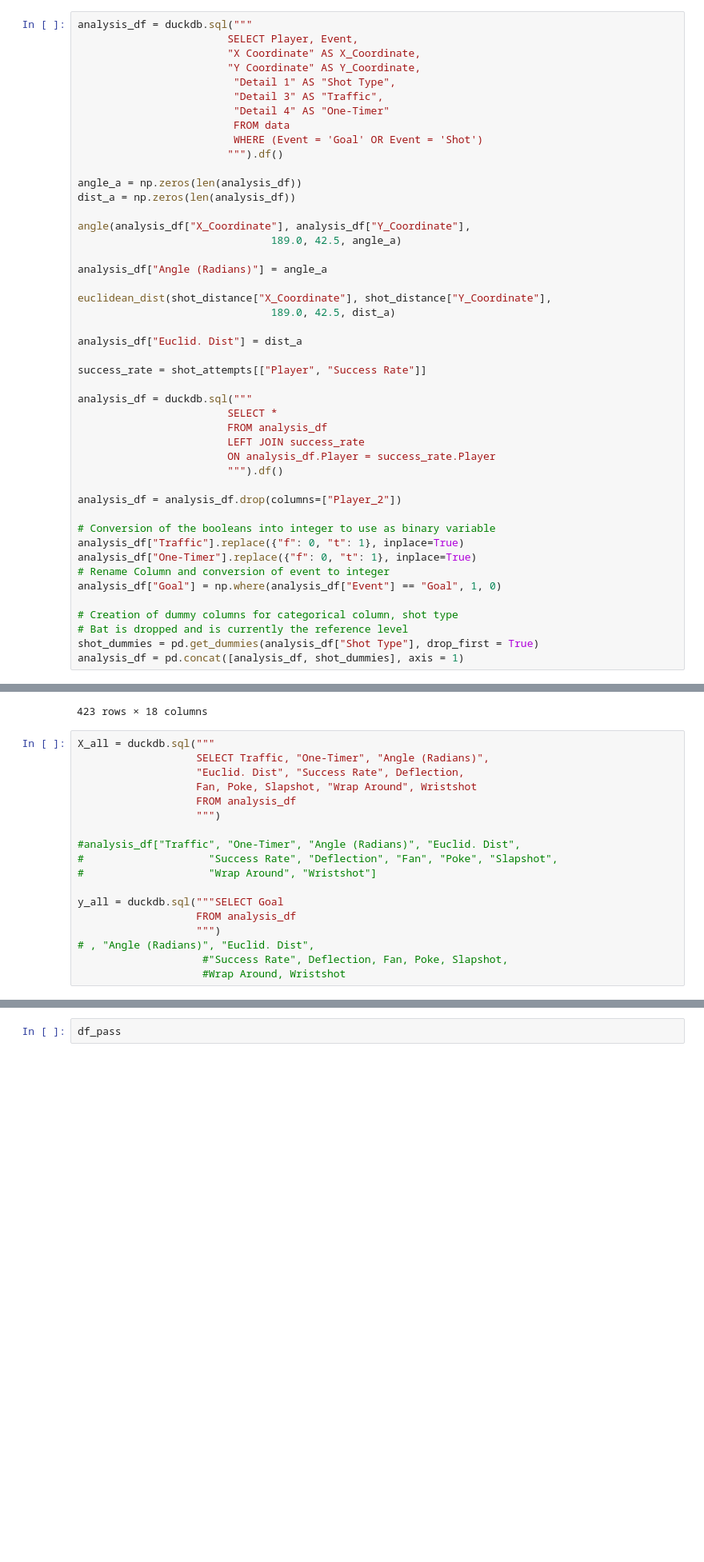
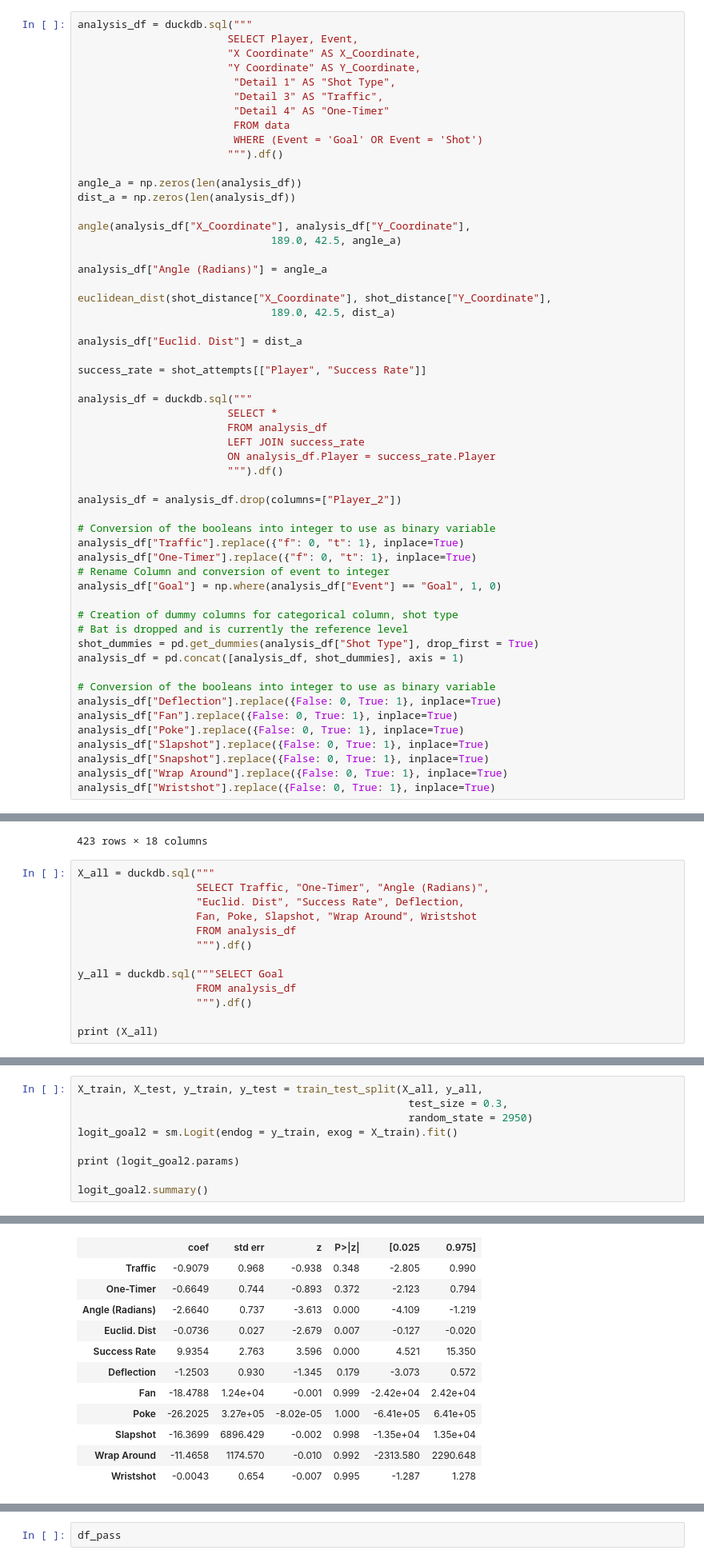
Before and after one commit to yzhao2433/big_red_cup24, a Jupyter notebook: Ying - Exploratory Analysis.ipynb, the cells around one changed output, grey strips where cells are left out. Shown at 80% size. Cells and saved outputs as stored; diff of their text form; blank space fills up the shorter version.

```diff
--- a/Ying - Exploratory Analysis.ipynb
+++ b/Ying - Exploratory Analysis.ipynb
@@ -307,6 +307,15 @@ analysis_df["Goal"] = np.where(analysis_df["Event"] == "Goal", 1, 0)
 # Bat is dropped and is currently the reference level
 shot_dummies = pd.get_dummies(analysis_df["Shot Type"], drop_first = True)
 analysis_df = pd.concat([analysis_df, shot_dummies], axis = 1)
+
+# Conversion of the booleans into integer to use as binary variable
+analysis_df["Deflection"].replace({False: 0, True: 1}, inplace=True)
+analysis_df["Fan"].replace({False: 0, True: 1}, inplace=True)
+analysis_df["Poke"].replace({False: 0, True: 1}, inplace=True)
+analysis_df["Slapshot"].replace({False: 0, True: 1}, inplace=True)
+analysis_df["Snapshot"].replace({False: 0, True: 1}, inplace=True)
+analysis_df["Wrap Around"].replace({False: 0, True: 1}, inplace=True)
+analysis_df["Wristshot"].replace({False: 0, True: 1}, inplace=True)
 # %%
 analysis_df
 # %% [output]
@@ -329,15 +338,10 @@ X_all = duckdb.sql("""
                    "Euclid. Dist", "Success Rate", Deflection,
                    Fan, Poke, Slapshot, "Wrap Around", Wristshot
                    FROM analysis_df
-                   """)
-
-#analysis_df["Traffic", "One-Timer", "Angle (Radians)", "Euclid. Dist",
-#                    "Success Rate", "Deflection", "Fan", "Poke", "Slapshot",
-#                    "Wrap Around", "Wristshot"]
+                   """).df()
 
 y_all = duckdb.sql("""SELECT Goal
                    FROM analysis_df
-                   """)
-# , "Angle (Radians)", "Euclid. Dist",
-                    #"Success Rate", Deflection, Fan, Poke, Slapshot,
-                    #Wrap Around, Wristshot
+                   """).df()
+
+print (X_all)
@@ -343,0 +366,10 @@ y_all = duckdb.sql("""SELECT Goal
+# %%
+X_train, X_test, y_train, y_test = train_test_split(X_all, y_all,
+                                                     test_size = 0.3,
+                                                     random_state = 2950)
+logit_goal2 = sm.Logit(endog = y_train, exog = X_train).fit()
+
+print (logit_goal2.params)
+
+logit_goal2.summary()
+# %% [output]
@@ -344,3 +399,15 @@ y_all = duckdb.sql("""SELECT Goal
+|  | coef | std err | z | P>|z| | [0.025 | 0.975] |
+| Traffic | -0.9079 | 0.968 | -0.938 | 0.348 | -2.805 | 0.990 |
+| One-Timer | -0.6649 | 0.744 | -0.893 | 0.372 | -2.123 | 0.794 |
+| Angle (Radians) | -2.6640 | 0.737 | -3.613 | 0.000 | -4.109 | -1.219 |
+| Euclid. Dist | -0.0736 | 0.027 | -2.679 | 0.007 | -0.127 | -0.020 |
+| Success Rate | 9.9354 | 2.763 | 3.596 | 0.000 | 4.521 | 15.350 |
+| Deflection | -1.2503 | 0.930 | -1.345 | 0.179 | -3.073 | 0.572 |
+| Fan | -18.4788 | 1.24e+04 | -0.001 | 0.999 | -2.42e+04 | 2.42e+04 |
+| Poke | -26.2025 | 3.27e+05 | -8.02e-05 | 1.000 | -6.41e+05 | 6.41e+05 |
+| Slapshot | -16.3699 | 6896.429 | -0.002 | 0.998 | -1.35e+04 | 1.35e+04 |
+| Wrap Around | -11.4658 | 1174.570 | -0.010 | 0.992 | -2313.580 | 2290.648 |
+| Wristshot | -0.0043 | 0.654 | -0.007 | 0.995 | -1.287 | 1.278 |
 # %% [markdown]
 ## Pass Analysis
 What indicates a good pass?
```
Also changed, not shown: parts of 6 cells of this notebook.
